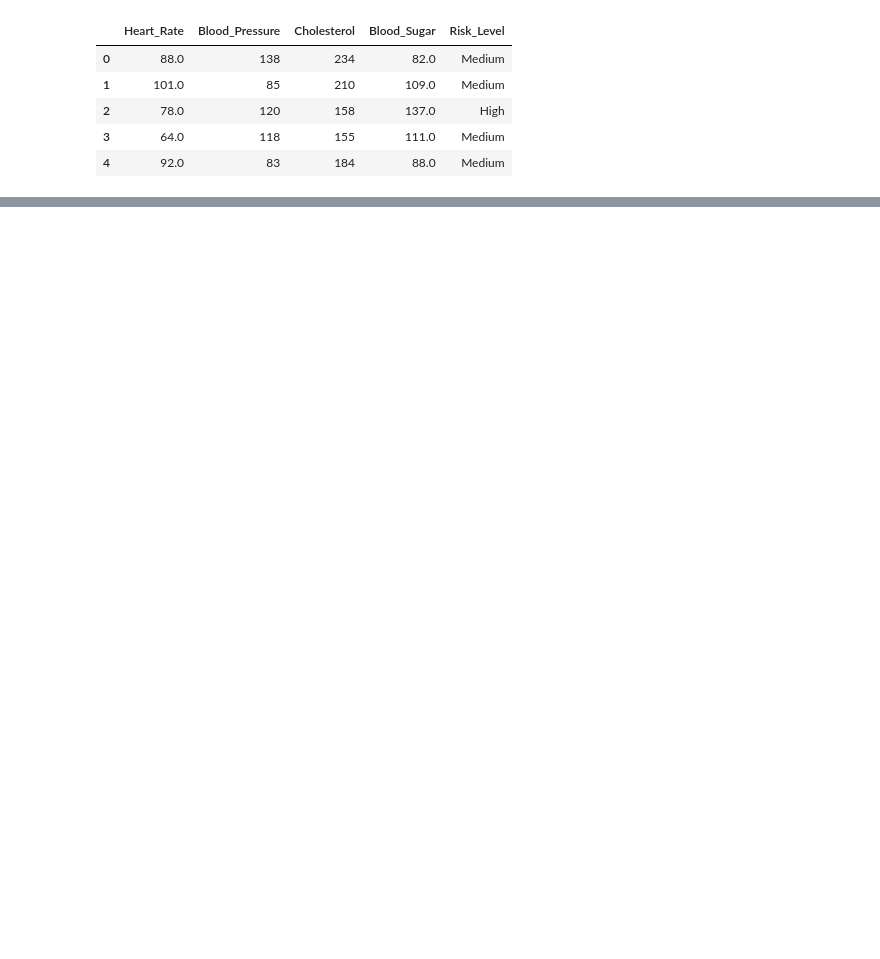
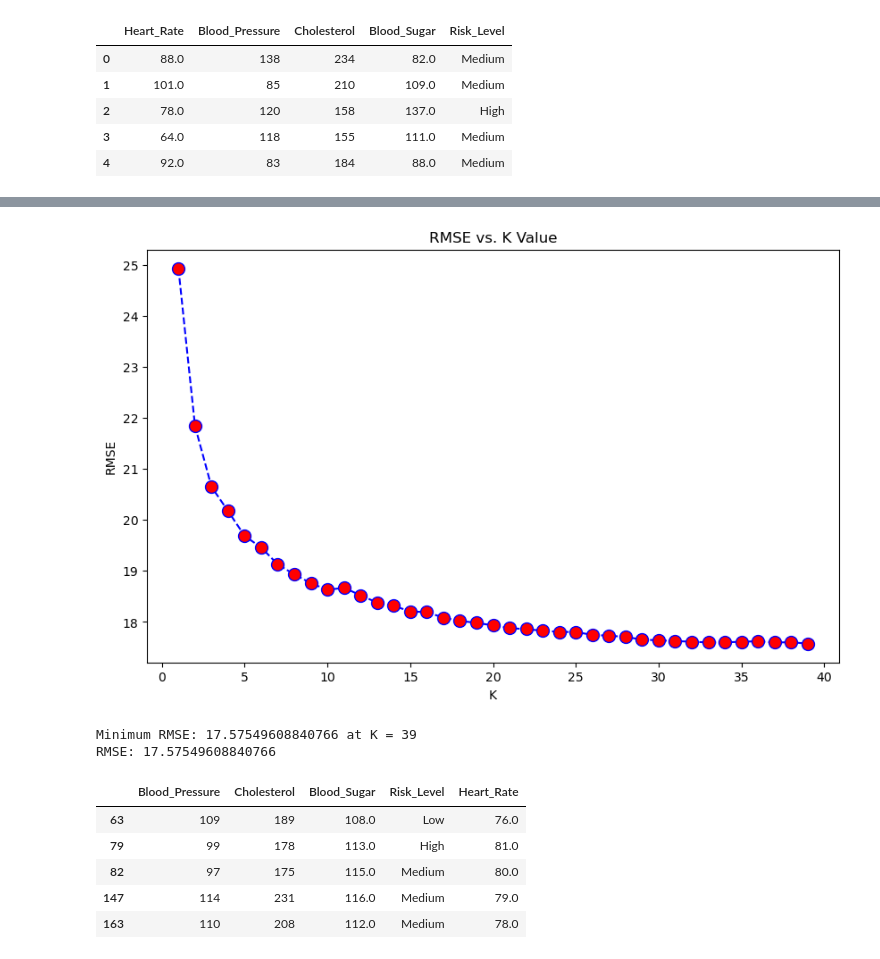
Before and after one commit to jlang62/ml-nlp-exam, a Jupyter notebook: notebooks/01_Classification.ipynb, the cells around one changed output, grey strips where cells are left out. Drawn from its saved outputs; the diff is of its cells as text; code cells hidden in the pictures; blank space fills up the shorter version.

```diff
--- a/notebooks/01_Classification.ipynb
+++ b/notebooks/01_Classification.ipynb
@@ -15,0 +137,4 @@ df.head()
+# %%
+# fill the missing values in the original dataframe
+df['Blood_Sugar'].fillna(df_null['Blood_Sugar'], inplace=True)
+df.head()
@@ -15,0 +157,4 @@ df.head()
+# %%
+# now get the missing values for heart rate
+df_hr = df.dropna()
+df_hr.head()
@@ -15,0 +168,4 @@ df.head()
+# %%
+# get the rows where heart rate is missing
+df_null_hr = df[df.isnull().any(axis=1)].drop(['Heart_Rate'], axis=1)
+df_null_hr.head()
@@ -15,0 +179,30 @@ df.head()
+# %%
+# split the data into train and test
+X_hr = pd.get_dummies(df_hr.drop(['Heart_Rate'], axis=1))
+y_hr = df_hr['Heart_Rate']
+
+X_train_hr, X_test_hr, y_train_hr, y_test_hr = train_test_split(X_hr, y_hr, test_size=0.2, random_state=42)
+# %%
+# find the best k
+best_k_hr = find_best_k(X_train_hr, y_train_hr, X_test_hr, y_test_hr)
+
+# train the model with the best k
+knn_hr = KNeighborsRegressor(n_neighbors=best_k_hr)
+knn_hr.fit(X_train_hr,y_train_hr)
+pred_hr = knn_hr.predict(X_test_hr)
+print('RMSE:',np.sqrt(mean_squared_error(y_test_hr,pred_hr)))
+
+# predict the missing values
+X_null_hr = pd.get_dummies(df_null_hr)
+df_null_hr['Heart_Rate'] = np.round(knn_hr.predict(X_null_hr))
+df_null_hr.head()
+# %% [output]
+[figure, added]
+Minimum RMSE: 17.57549608840766 at K = 39
+RMSE: 17.57549608840766
+|  | Blood_Pressure | Cholesterol | Blood_Sugar | Risk_Level | Heart_Rate |
+| 63 | 109 | 189 | 108.0 | Low | 76.0 |
+| 79 | 99 | 178 | 113.0 | High | 81.0 |
+| 82 | 97 | 175 | 115.0 | Medium | 80.0 |
+| 147 | 114 | 231 | 116.0 | Medium | 79.0 |
+| 163 | 110 | 208 | 112.0 | Medium | 78.0 |
```
Also changed, not shown: parts of 17 cells of this notebook.
